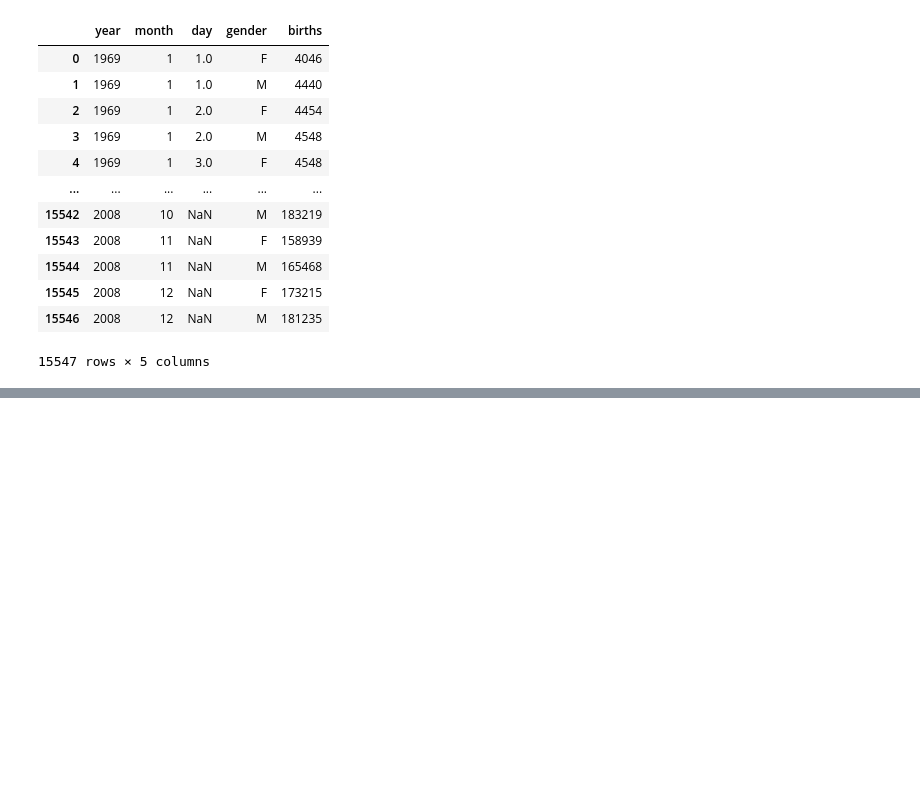
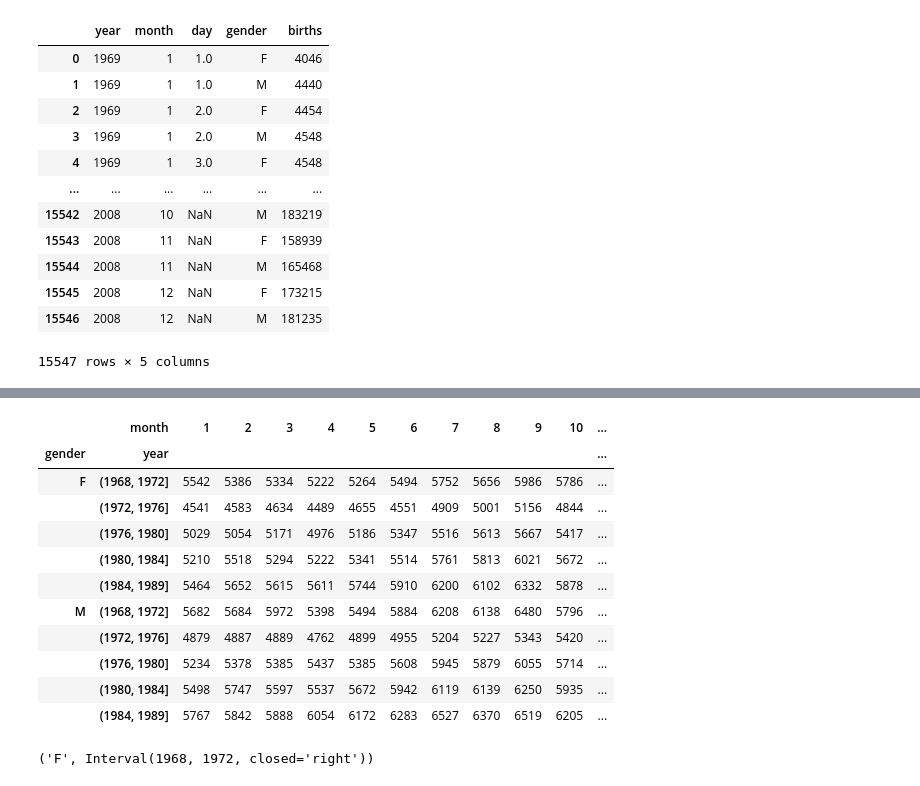
Before and after one commit to JuanDG5/DS-part-time-sep2020, a Jupyter notebook: semana_9/dia_1/2_Pivot_Tables.ipynb, the cells around one changed output, grey strips where cells are left out. Saved outputs shown, nothing was run; the diff lists cells and outputs as text; code cells hidden in the pictures; blank space fills up the shorter version.

```diff
--- a/semana_9/dia_1/2_Pivot_Tables.ipynb
+++ b/semana_9/dia_1/2_Pivot_Tables.ipynb
@@ -251,0 +340,33 @@ df
+# %%
+# 5.
+df1 = df.copy().dropna()
+
+year_cat = pd.cut(df1['year'], [1968, 1972, 1976, 1980, 1984, 1989])
+
+# def f(x):
+#     return round(max(x), 2)
+
+# df5_a = df1.pivot_table('births', index=['gender', year_cat], columns='month', aggfunc=f)
+
+df5 = df1.pivot_table('births', index=['gender', year_cat], columns='month', aggfunc='max')
+df5
+# %% [output]
+|  | month | 1 | 2 | 3 | 4 | 5 | 6 | 7 | 8 | 9 | 10 | ... |
+| gender | year |  |  |  |  |  |  |  |  |  |  | ... |
+| F | (1968, 1972] | 5542 | 5386 | 5334 | 5222 | 5264 | 5494 | 5752 | 5656 | 5986 | 5786 | ... |
+|  | (1972, 1976] | 4541 | 4583 | 4634 | 4489 | 4655 | 4551 | 4909 | 5001 | 5156 | 4844 | ... |
+|  | (1976, 1980] | 5029 | 5054 | 5171 | 4976 | 5186 | 5347 | 5516 | 5613 | 5667 | 5417 | ... |
+|  | (1980, 1984] | 5210 | 5518 | 5294 | 5222 | 5341 | 5514 | 5761 | 5813 | 6021 | 5672 | ... |
+|  | (1984, 1989] | 5464 | 5652 | 5615 | 5611 | 5744 | 5910 | 6200 | 6102 | 6332 | 5878 | ... |
+| M | (1968, 1972] | 5682 | 5684 | 5972 | 5398 | 5494 | 5884 | 6208 | 6138 | 6480 | 5796 | ... |
+|  | (1972, 1976] | 4879 | 4887 | 4889 | 4762 | 4899 | 4955 | 5204 | 5227 | 5343 | 5420 | ... |
+|  | (1976, 1980] | 5234 | 5378 | 5385 | 5437 | 5385 | 5608 | 5945 | 5879 | 6055 | 5714 | ... |
+|  | (1980, 1984] | 5498 | 5747 | 5597 | 5537 | 5672 | 5942 | 6119 | 6139 | 6250 | 5935 | ... |
+|  | (1984, 1989] | 5767 | 5842 | 5888 | 6054 | 6172 | 6283 | 6527 | 6370 | 6519 | 6205 | ... |
+# %%
+# 6.
+
+# df5.loc[('F', pd.Interval(1968, 1972, closed='right'))]
+df5.index[0]
+# %% [output]
+('F', Interval(1968, 1972, closed='right'))
```
Also changed, not shown: parts of 23 cells of this notebook, 11 other files.
